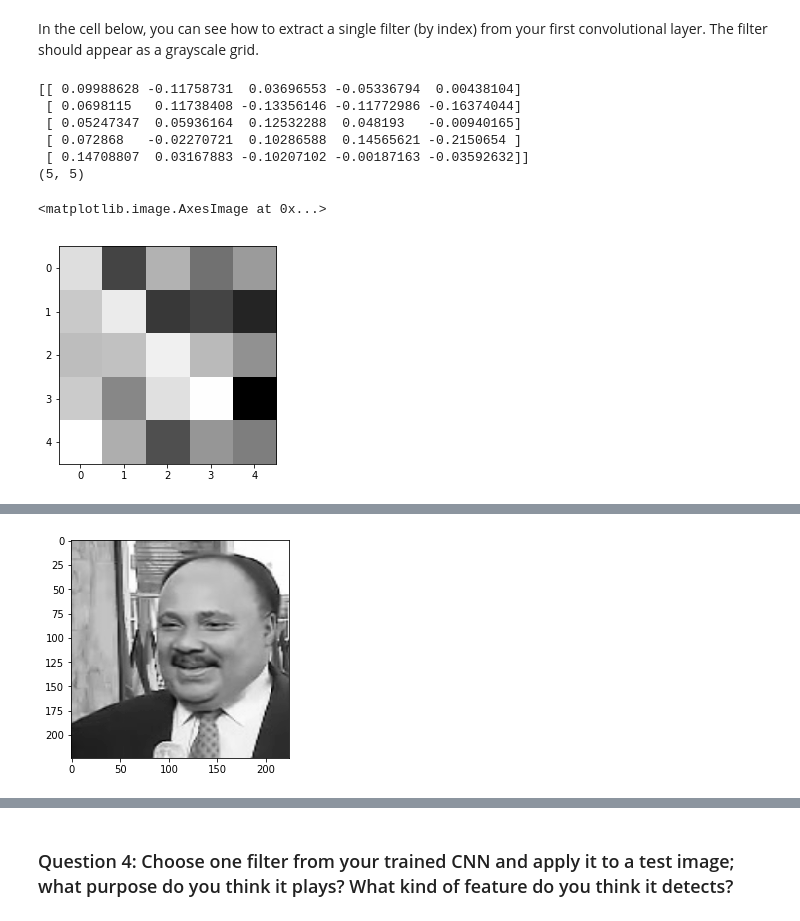
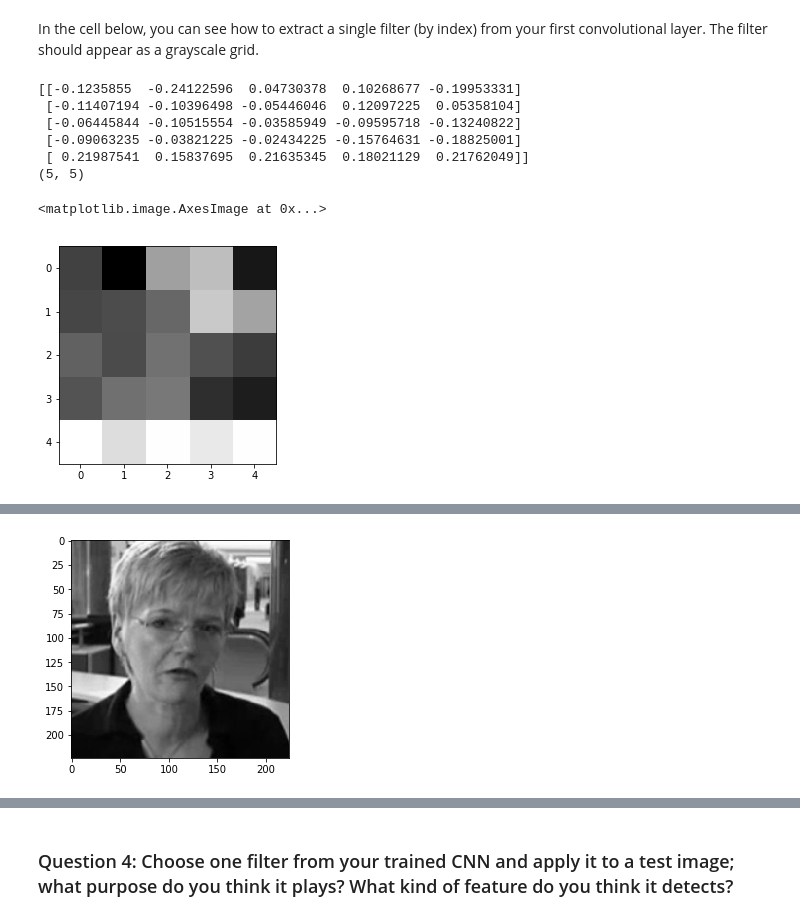
Before and after one commit to antonionicampos/P1-Facial-Keypoint-Detection, a Jupyter notebook: 2. Define the Network Architecture.ipynb, the cells around one changed output, grey strips where cells are left out. Saved outputs shown, nothing was run; the diff lists cells and outputs as text; code cells hidden in the pictures.

```diff
--- a/2. Define the Network Architecture.ipynb
+++ b/2. Define the Network Architecture.ipynb
@@ -170,7 +169,7 @@ from data_load import Rescale, RandomCrop, Normalize, ToTensor
 ## TODO: define the data_transform using transforms.Compose([all tx's, . , .])
 # order matters! i.e. rescaling should come before a smaller crop
 data_transform = transforms.Compose([
-    Rescale((250, 250)),
+    Rescale(250),
     RandomCrop(224),
     Normalize(),
     ToTensor()
@@ -208,7 +207,7 @@ Decide on a good batch size for training your model. Try both small and large ba
 **Note for Windows users**: Please change the `num_workers` to 0 or you may face some issues with your DataLoader failing.
 # %%
 # load training data in batches
-batch_size = 64
+batch_size = 128
 
 train_loader = DataLoader(transformed_dataset,
                           batch_size=batch_size,
@@ -398,6 +397,7 @@ def train_net(n_epochs, model):
         # prepare the net for training
         model.train()
         training_loss, running_loss, valid_loss = 0.0, 0.0, 0.0
+        start = time.time()
 
         # train on batches of data, assumes you already have train_loader
         for batch_i, data in enumerate(train_loader):
@@ -462,13 +462,14 @@ def train_net(n_epochs, model):
         # Epoch results
         training_loss /= len(train_loader)
         valid_loss /= len(test_loader)
-        print(f'Epoch: {epoch+1}/{n_epochs}, Training loss: {training_loss}, Validation Loss: {valid_loss}')
+        print(f'Epoch: {epoch+1}/{n_epochs}, Training loss: {training_loss}, Validation Loss: {valid_loss}', end='')
+        print(f'Time: {round(time.time() - start, 3)} s')
 
 
     print('Finished Training')
 # %%
 ##### train your network
-n_epochs = 300 # start small, and increase when you've decided on your model structure and hyperparams
+n_epochs = 100 # start small, and increase when you've decided on your model structure and hyperparams
 
 # this is a Workspaces-specific context manager to keep the connection
 # alive while training your model, not part of pytorch
@@ -618,27 +617,27 @@ In the cell below, you can see how to extract a single filter (by index) from yo
 # %%
 # Get the weights in the first conv layer, "conv1"
 # if necessary, change this to reflect the name of your first conv layer
 weights1 = net.conv1.weight.data
 
 w = weights1.numpy()
 
-filter_index = 6
+filter_index = 12
 kernel = w[filter_index][0]
 
 print(kernel)
 print(kernel.shape)
 
 # display the filter weights
 plt.imshow(w[filter_index][0], cmap='gray')
 # %% [output]
-[[ 0.09988628 -0.11758731  0.03696553 -0.05336794  0.00438104]
- [ 0.0698115   0.11738408 -0.13356146 -0.11772986 -0.16374044]
- [ 0.05247347  0.05936164  0.12532288  0.048193   -0.00940165]
- [ 0.072868   -0.02270721  0.10286588  0.14565621 -0.2150654 ]
- [ 0.14708807  0.03167883 -0.10207102 -0.00187163 -0.03592632]]
+[[-0.1235855  -0.24122596  0.04730378  0.10268677 -0.19953331]
+ [-0.11407194 -0.10396498 -0.05446046  0.12097225  0.05358104]
+ [-0.06445844 -0.10515554 -0.03585949 -0.09595718 -0.13240822]
+ [-0.09063235 -0.03821225 -0.02434225 -0.15764631 -0.18825001]
+ [ 0.21987541  0.15837695  0.21635345  0.18021129  0.21762049]]
 (5, 5)
 <matplotlib.image.AxesImage at 0x...>
-[figure, old version]
+[figure, new version]
 # %% [markdown]
 # Feature maps
 
@@ -653,7 +652,7 @@ Next, choose a test image and filter it with one of the convolutional kernels in
 ---
 # %%
 ##TODO: load in and display any image from the transformed test dataset
-i = 1
+i = 0
 img = test_images[i].data
 img = img.numpy()   # convert to numpy array from a Tensor
 img = np.transpose(img, (1, 2, 0))   # transpose to go from torch to numpy image
@@ -666,7 +665,7 @@ plt.imshow(img, cmap='gray')
 ## apply a specific set of filter weights (like the one displayed above) to the test image
 filtered_img = cv2.filter2D(img, -1, kernel)
 # %% [output]
-[figure, old version]
+[figure, new version]
 # %%
 # plot filtered image
 plt.imshow(filtered_img, cmap='gray')
```
Also changed, not shown: parts of 11 cells of this notebook, 1 other file.
